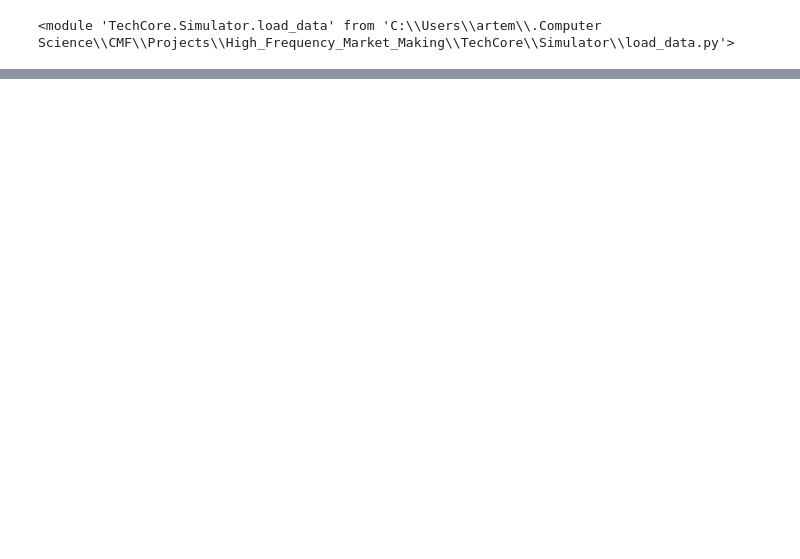
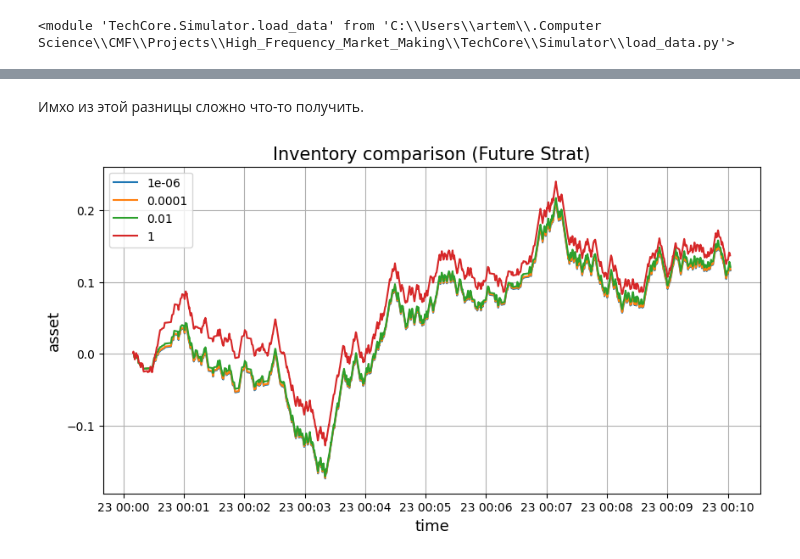
Before and after one commit to ChistyakovArtem/CMF_HFMM, a Jupyter notebook: Notebooks/HW_5-[Future-Midprice-Stoikov]-Comparasion.ipynb, the cells around one changed output, grey strips where cells are left out. Cells and saved outputs as stored; diff of their text form; code cells hidden in the pictures; blank space fills up the shorter version.

```diff
--- a/Notebooks/HW_5-[Future-Midprice-Stoikov]-Comparasion.ipynb
+++ b/Notebooks/HW_5-[Future-Midprice-Stoikov]-Comparasion.ipynb
@@ -118,0 +145,3 @@ plt.show()
+# %%
+gamma_list = [10**i for i in range(-6, 2)]
+gamma_list
@@ -118,0 +150,9 @@ plt.show()
+# %%
+future_gamma_logs = []
+midprice_gamma_logs = []
+stoikov_gamma_logs = []
+
+for gamma in gamma_list:
+    future_gamma_logs.append(run_future(gamma))
+    midprice_gamma_logs.append(run_midprice(gamma))
+    stoikov_gamma_logs.append(run_stoikov(gamma))
@@ -118,0 +161,10 @@ plt.show()
+# %%
+plt.figure(figsize=(10, 5))
+for gamma, log in zip(gamma_list[::2], future_gamma_logs[::2]):
+    plt.plot(pd.to_datetime(log['own_trade_time']), log['pnl'], label=gamma)
+plt.xlabel('time', fontsize=13)
+plt.ylabel('pnl', fontsize=13)
+plt.title('PnL comparison (Future Strat)', fontsize=15)
+plt.legend()
+plt.grid()
+plt.show()
@@ -118,0 +173,14 @@ plt.show()
+# %% [markdown]
+Имхо из этой разницы сложно что-то получить.
+# %%
+plt.figure(figsize=(10, 5))
+for gamma, log in zip(gamma_list[::2], future_gamma_logs[::2]):
+    plt.plot(pd.to_datetime(log['own_trade_time']), log['asset_position'], label=gamma)
+plt.xlabel('time', fontsize=13)
+plt.ylabel('asset', fontsize=13)
+plt.title('Inventory comparison (Future Strat)', fontsize=15)
+plt.legend()
+plt.grid()
+plt.show()
+# %% [output]
+[figure, added]
```
Also changed, not shown: parts of 19 cells of this notebook.
